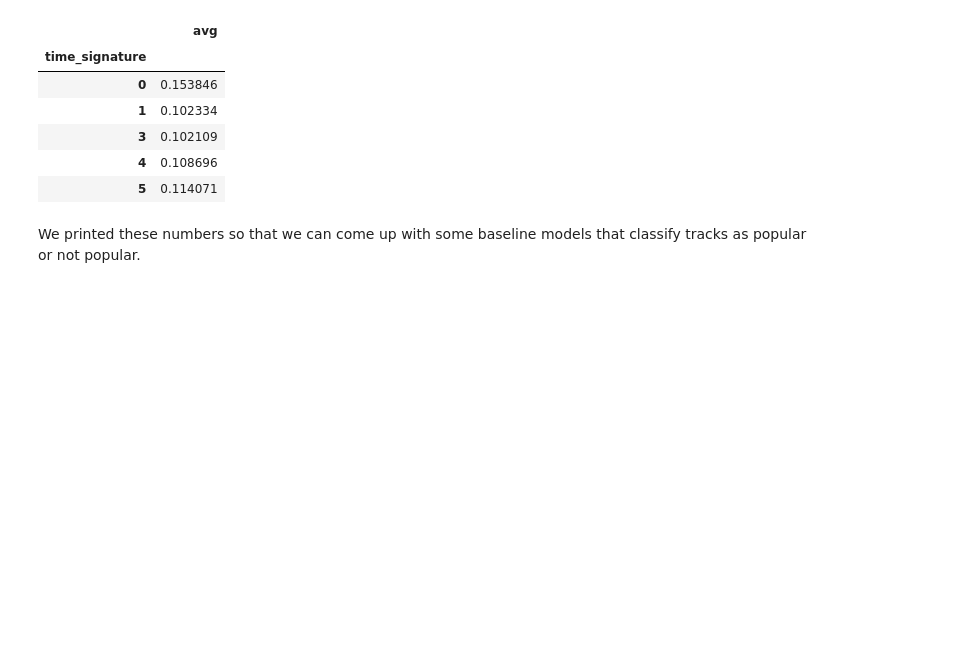
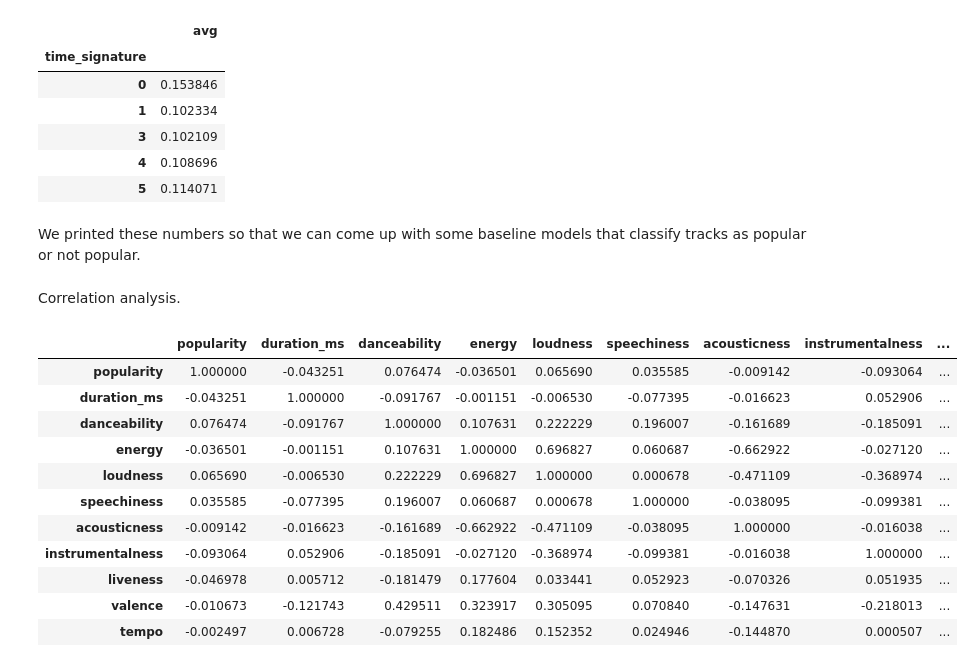
Before and after one commit to sabyasachi-mukherjee/spotify-tracks-project, a Jupyter notebook: EDA.ipynb, the cells around one changed output. Cells and saved outputs as stored; diff of their text form; code cells hidden in the pictures; blank space fills up the shorter version.

```diff
--- a/EDA.ipynb
+++ b/EDA.ipynb
@@ -201,3 +205,20 @@ DF.groupby('time_signature').agg(avg = ('popularity', 'mean')) # those with time
 | 5 | 0.114071 |
 # %% [markdown]
 We printed these numbers so that we can come up with some baseline models that classify tracks as popular or not popular.
+# %% [markdown]
+Correlation analysis.
+# %%
+DF.corr()
+# %% [output]
+|  | popularity | duration_ms | danceability | energy | loudness | speechiness | acousticness | instrumentalness | ... |
+| popularity | 1.000000 | -0.043251 | 0.076474 | -0.036501 | 0.065690 | 0.035585 | -0.009142 | -0.093064 | ... |
+| duration_ms | -0.043251 | 1.000000 | -0.091767 | -0.001151 | -0.006530 | -0.077395 | -0.016623 | 0.052906 | ... |
+| danceability | 0.076474 | -0.091767 | 1.000000 | 0.107631 | 0.222229 | 0.196007 | -0.161689 | -0.185091 | ... |
+| energy | -0.036501 | -0.001151 | 0.107631 | 1.000000 | 0.696827 | 0.060687 | -0.662922 | -0.027120 | ... |
+| loudness | 0.065690 | -0.006530 | 0.222229 | 0.696827 | 1.000000 | 0.000678 | -0.471109 | -0.368974 | ... |
+| speechiness | 0.035585 | -0.077395 | 0.196007 | 0.060687 | 0.000678 | 1.000000 | -0.038095 | -0.099381 | ... |
+| acousticness | -0.009142 | -0.016623 | -0.161689 | -0.662922 | -0.471109 | -0.038095 | 1.000000 | -0.016038 | ... |
+| instrumentalness | -0.093064 | 0.052906 | -0.185091 | -0.027120 | -0.368974 | -0.099381 | -0.016038 | 1.000000 | ... |
+| liveness | -0.046978 | 0.005712 | -0.181479 | 0.177604 | 0.033441 | 0.052923 | -0.070326 | 0.051935 | ... |
+| valence | -0.010673 | -0.121743 | 0.429511 | 0.323917 | 0.305095 | 0.070840 | -0.147631 | -0.218013 | ... |
+| tempo | -0.002497 | 0.006728 | -0.079255 | 0.182486 | 0.152352 | 0.024946 | -0.144870 | 0.000507 | ... |
```
Also changed, not shown: parts of 5 cells of this notebook.
